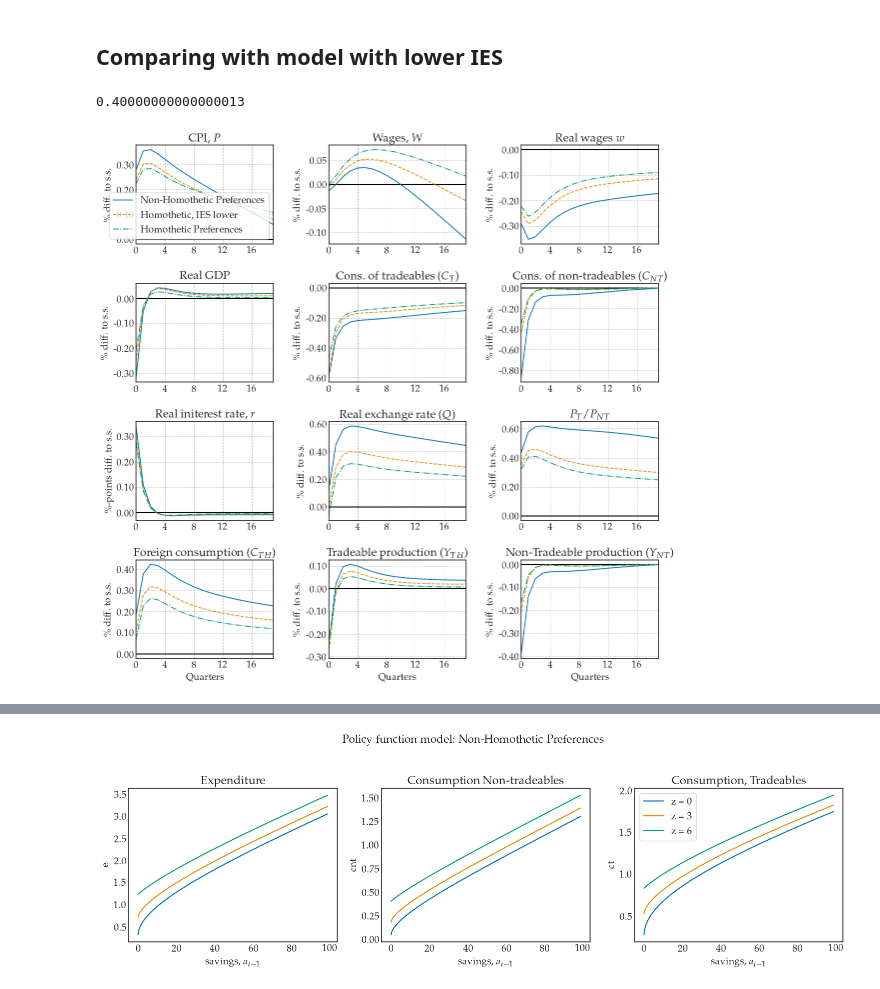
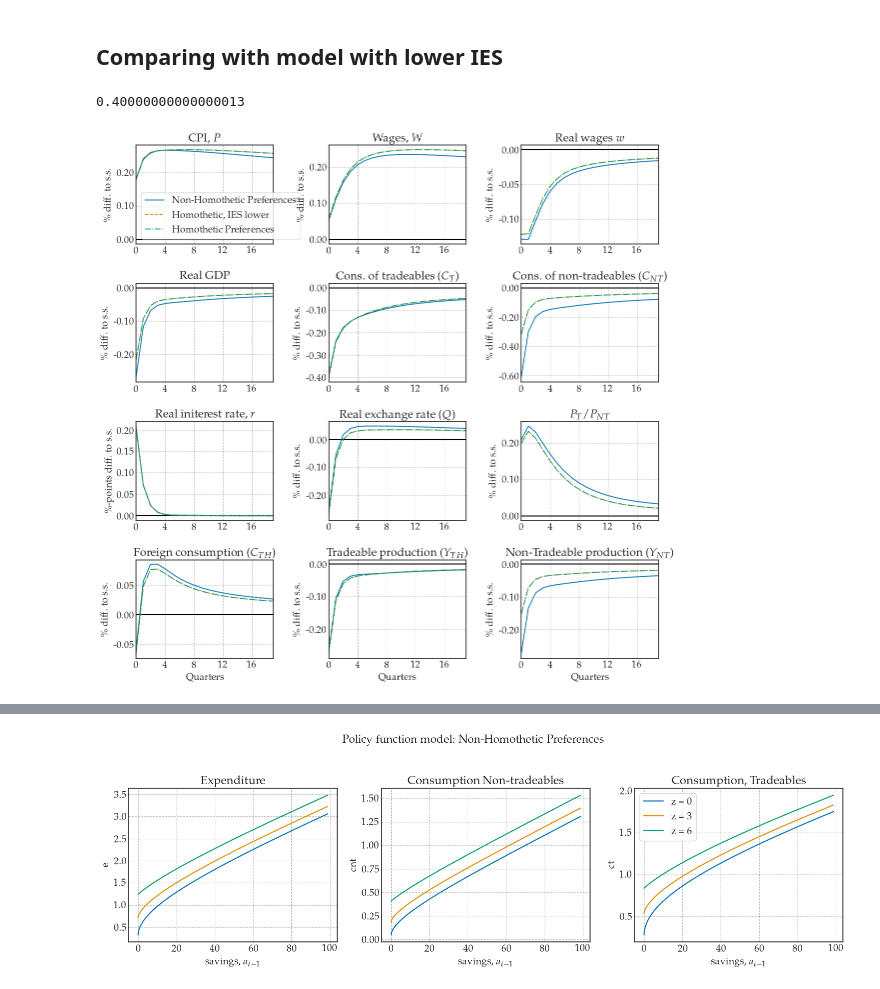
Before and after one commit to funlime/I_HANK_PIGL, a Jupyter notebook: notebook_completed.ipynb, the cells around one changed output, grey strips where cells are left out. Saved outputs shown, nothing was run; the diff lists cells and outputs as text; code cells hidden in the pictures.

```diff
--- a/notebook_completed.ipynb
+++ b/notebook_completed.ipynb
@@ -38,12 +36,13 @@ from IHANKModel import IHANKModelClass
 # %%
 # options
 model = IHANKModelClass(name='baseline')
+model.par.real_wage_motive = 5.0
 set_options = True
 if set_options:
 
 
     run_test = False
-    save_figs = True
+    save_figs = False
 
     # Options for figures
     path = '/Users/emmagundersen/Desktop/Current code/I_HANK_PIGL1703/fig/1903/'
@@ -93,7 +92,7 @@ if set_options:
 # %% [markdown]
 ## Models
 # %%
-model_baseline = IHANKModelClass(name='Non-Homothetic Preferences')
+model_baseline = model.copy(name='Non-Homothetic Preferences')
 model_baseline.find_ss()
-model_baseline.compute_jacs(do_print=True)
+model_baseline.compute_jacs(do_print=False)
 model_baseline.find_transition_path(shocks=shock_PE_s, do_end_check=False)
@@ -122,5 +99,5 @@ model_baseline.find_transition_path(shocks=shock_PE_s, do_end_check=False, do_pr
 # %%
-model_homothetic = IHANKModelClass(name='Homothetic Preferences')
+model_homothetic = model.copy(name='Homothetic Preferences')
 model_homothetic.par.epsilon = 0.0
 model_homothetic.par.gamma = 0.18
 model_homothetic.find_ss()
@@ -198,19 +171,19 @@ for model in models:
 # %% [markdown]
 ## Comparing with model with lower IES
 # %%
-model_homothetic_epsilon = IHANKModelClass(name='Homothetic, IES lower')
+model_homothetic_epsilon = model.copy(name='Homothetic, IES lower')
 # model_homothetic_epsilon.par.epsilon = 0.0
 model_homothetic_epsilon.par.gamma = 0.18
 model_homothetic_epsilon.par.brute_force_C = True
 model_homothetic_epsilon.par.pref = 'homothetic_force'
 model_homothetic_epsilon.find_ss()
 
 model_homothetic_epsilon.compute_jacs()
 model_homothetic_epsilon.find_transition_path(shocks=shock_PE_s, do_end_check=False)
 print(model_homothetic_epsilon.par.eta_T_RA)
 fig = figs.show_IRFs([model_baseline, model_homothetic_epsilon, model_homothetic], paths_, labels=[model_baseline.name, model_homothetic_epsilon.name,  model_homothetic.name],  scale=False, maxcol=3)
 if save_figs: fig.savefig('plots/IRF_homothetic_epsilon.png', dpi=300, bbox_inches='tight')
 # %% [output]
 0.40000000000000013
-[figure, old version]
+[figure, new version]
 # %%
```
Also changed, not shown: parts of 14 cells of this notebook, 41 other files.
